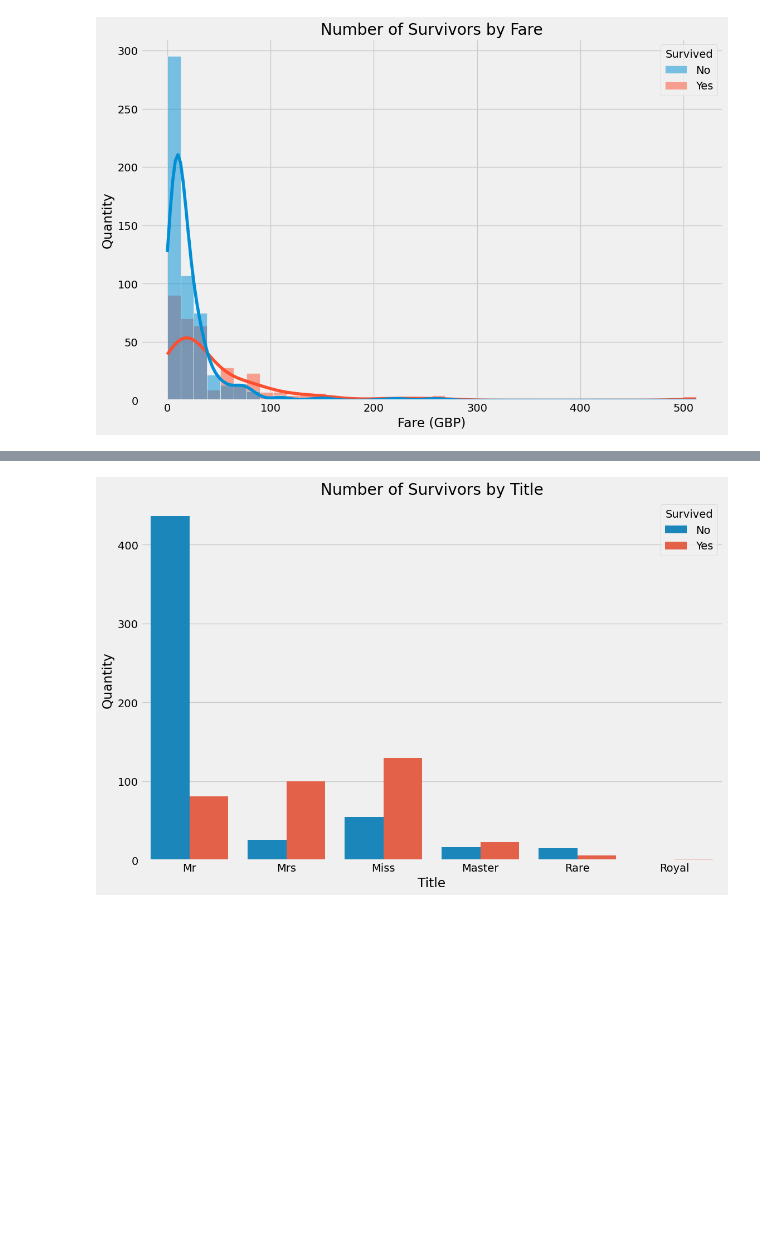
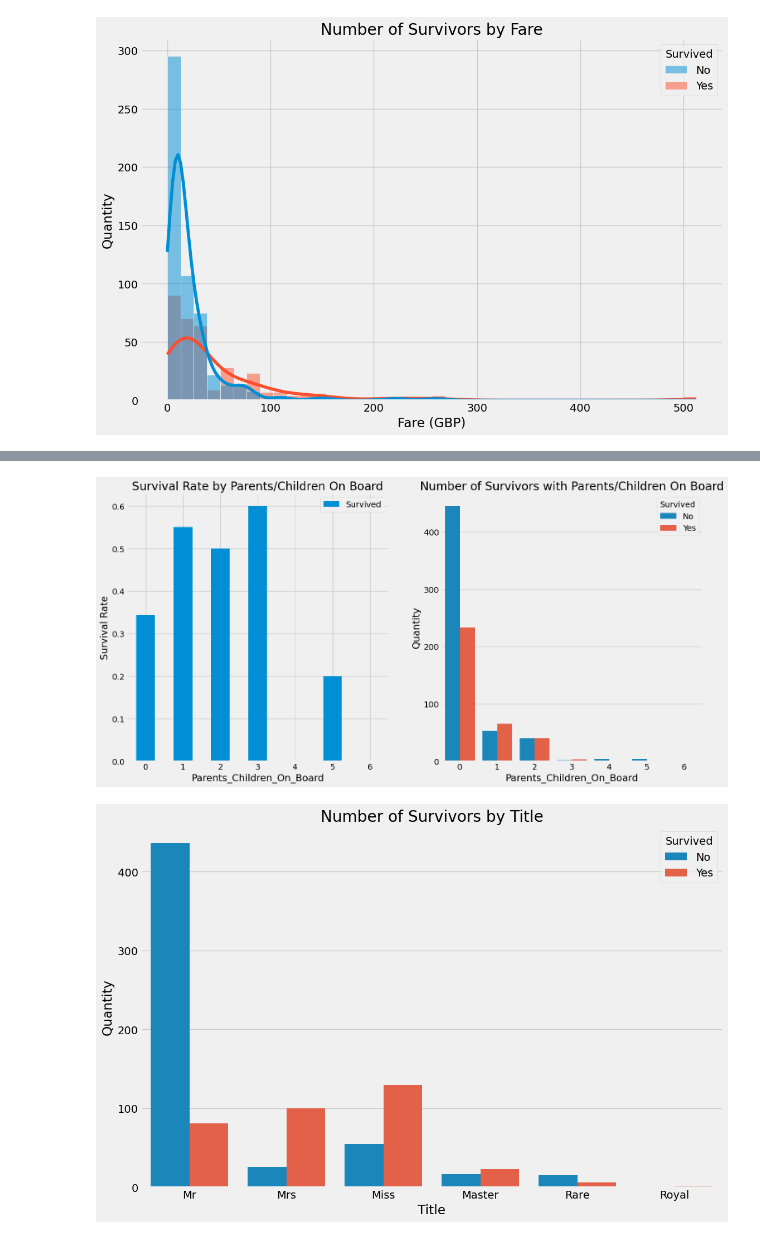
Before and after one commit to 3112aastikg/Titanic-Dataset-Prediction-Model-, a Jupyter notebook: Project Midterm Avaintern Data Analytics.ipynb, the cells around one changed output, grey strips where cells are left out. Cells and saved outputs as stored; diff of their text form; code cells hidden in the pictures; blank space fills up the shorter version.

```diff
--- a/Project Midterm Avaintern Data Analytics.ipynb
+++ b/Project Midterm Avaintern Data Analytics.ipynb
@@ -148,3 +163,18 @@ plt.show()
+# %%
+f, ax = plt.subplots(1, 2, figsize=(16, 8))
+(train.assign(Survived= train['Survived'].eq('Yes'))
+[['Parents_Children_On_Board', 'Survived']]
+            .groupby(['Parents_Children_On_Board']).mean()
+            .plot.bar(ax=ax[0])) #parents children on board comparison of survival rate and number of survivors with parents or children on board
+ax[0].set_title('Survival Rate by Parents/Children On Board')
+ax[0].set_ylabel('Survival Rate')
+ax[0].set_xticklabels(ax[0].get_xticklabels(), rotation=0)
+sns.countplot(x='Parents_Children_On_Board', hue='Survived', data=train, ax=ax[1])
+ax[1].set_title('Number of Survivors with Parents/Children On Board')
+ax[1].set_ylabel('Quantity')
+plt.show()
+# %% [output]
+[figure, added]
 # %%
 train = train.drop(['Cabin'], axis=1)
 test = test.drop(['Cabin'], axis=1)  #feature engineering, optimising data for model training, for example remove unwanted columns like the Cabin.
```
Also changed, not shown: parts of 8 cells of this notebook, 4 other files.
